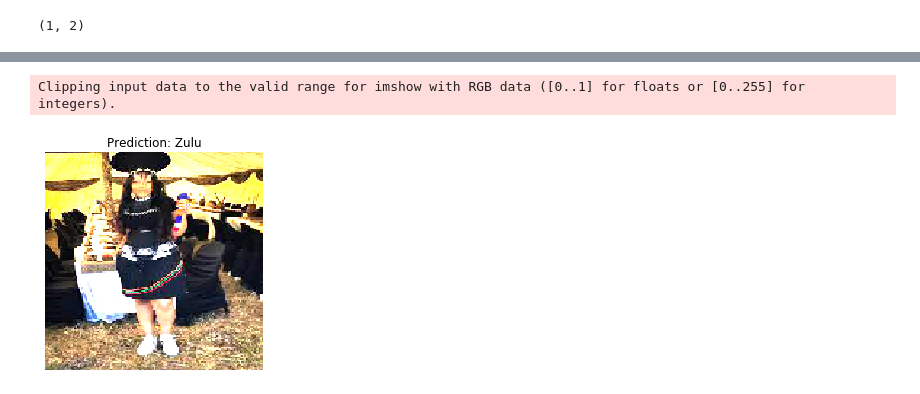
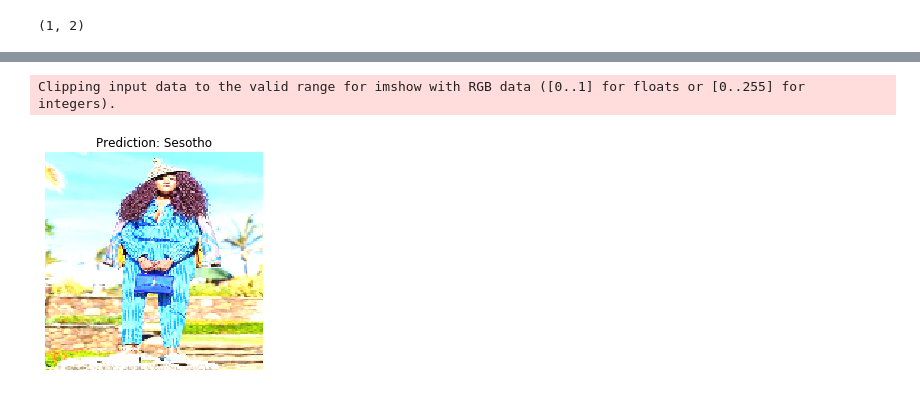
Before and after one commit to relebohilebiza/MVCTutorial, a Jupyter notebook: My_Real_Project.ipynb, the cells around one changed output, grey strips where cells are left out. Drawn from its saved outputs; the diff is of its cells as text; code cells hidden in the pictures.

```diff
--- a/My_Real_Project.ipynb
+++ b/My_Real_Project.ipynb
@@ -166,7 +173,7 @@ Trainable params: 3,472,962
 Non-trainable params: 0
 _________________________________________________________________
 # %%
-EPOCHS = 20
+EPOCHS = 60 #a full iteration over sample
 history = model.fit_generator(
     train_data_gen,
     steps_per_epoch=int(np.ceil(total_train / float(BATCH_SIZE))),
@@ -220,4 +227,6 @@ plt.show()
 # %%
+#===========Testing your model after training ===============
+
 predictions = model.predict(val_data_gen)
 predictions[0]
 import numpy as np
@@ -225,6 +234,6 @@ import PIL.Image as Image
 
 IMAGE_SHAPE = (150, 150)
 
-grace_hopper = Image.open('/content/test/repat6.jpg').resize(IMAGE_SHAPE)
-grace_hopper
+getTest_image = Image.open('/content/change/why14.jpg').resize(IMAGE_SHAPE)
+getTest_image
 # %% [output]
@@ -232,10 +241,10 @@ grace_hopper
 # %%
-grace_hopper = np.array(grace_hopper)/150.0
-grace_hopper.shape
+getTest_image = np.array(getTest_image)/150.0
+getTest_image.shape
 # %% [output]
 (150, 150, 3)
 # %%
-result = model.predict(grace_hopper[np.newaxis, ...])
+result = model.predict(getTest_image[np.newaxis, ...])
 result.shape
 # %% [output]
 (1, 2)
@@ -247,13 +256,13 @@ predicted_class
 # %%
 
 imagenet_labels = ['sesotho', 'zulu']
 
-plt.imshow(grace_hopper)
+plt.imshow(getTest_image)
 plt.axis('off')
 predicted_class_name = imagenet_labels[predicted_class]
 _ = plt.title("Prediction: " + predicted_class_name.title())
 # %% [output]
 Clipping input data to the valid range for imshow with RGB data ([0..1] for floats or [0..255] for integers).
-[figure, old version]
+[figure, new version]
 # %%
 ==============================================================================================================================
```
Also changed, not shown: parts of 15 cells of this notebook.
